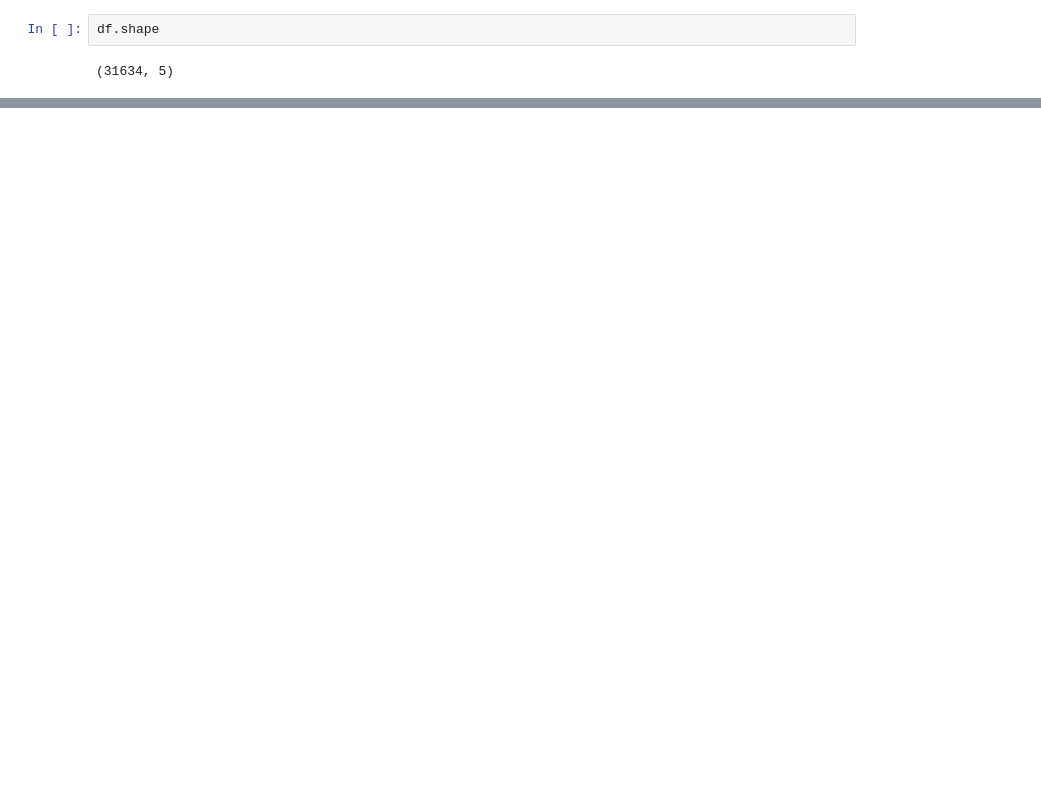
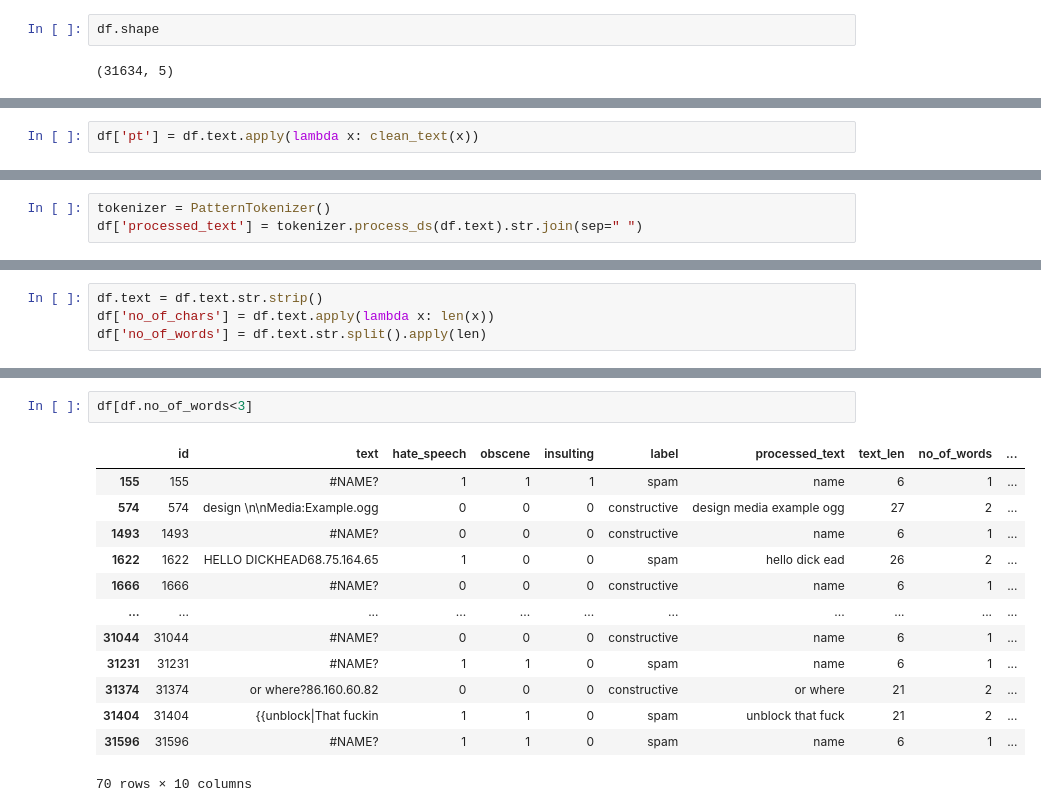
Before and after one commit to bnriiitb/competitions, a Jupyter notebook: NLP_Use_Case/Untitled.ipynb, the cells around one changed output, grey strips where cells are left out. Saved outputs shown, nothing was run; the diff lists cells and outputs as text; blank space fills up the shorter version.

```diff
--- a/NLP_Use_Case/Untitled.ipynb
+++ b/NLP_Use_Case/Untitled.ipynb
@@ -36,0 +541,2 @@ df.shape
+# %%
+df['pt'] = df.text.apply(lambda x: clean_text(x))
@@ -36,0 +577,3 @@ df.shape
+# %%
+tokenizer = PatternTokenizer()
+df['processed_text'] = tokenizer.process_ds(df.text).str.join(sep=" ")
@@ -36,0 +585,4 @@ df.shape
+# %%
+df.text = df.text.str.strip()
+df['no_of_chars'] = df.text.apply(lambda x: len(x))
+df['no_of_words'] = df.text.str.split().apply(len)
@@ -36,0 +600,16 @@ df.shape
+# %%
+df[df.no_of_words<3]
+# %% [output]
+|  | id | text | hate_speech | obscene | insulting | label | processed_text | text_len | no_of_words | ... |
+| 155 | 155 | #NAME? | 1 | 1 | 1 | spam | name | 6 | 1 | ... |
+| 574 | 574 | design \n\nMedia:Example.ogg | 0 | 0 | 0 | constructive | design media example ogg | 27 | 2 | ... |
+| 1493 | 1493 | #NAME? | 0 | 0 | 0 | constructive | name | 6 | 1 | ... |
+| 1622 | 1622 | HELLO DICKHEAD68.75.164.65 | 1 | 0 | 0 | spam | hello dick ead | 26 | 2 | ... |
+| 1666 | 1666 | #NAME? | 0 | 0 | 0 | constructive | name | 6 | 1 | ... |
+| ... | ... | ... | ... | ... | ... | ... | ... | ... | ... | ... |
+| 31044 | 31044 | #NAME? | 0 | 0 | 0 | constructive | name | 6 | 1 | ... |
+| 31231 | 31231 | #NAME? | 1 | 1 | 0 | spam | name | 6 | 1 | ... |
+| 31374 | 31374 | or where?86.160.60.82 | 0 | 0 | 0 | constructive | or where | 21 | 2 | ... |
+| 31404 | 31404 | {{unblock|That fuckin | 1 | 1 | 0 | spam | unblock that fuck | 21 | 2 | ... |
+| 31596 | 31596 | #NAME? | 1 | 1 | 0 | spam | name | 6 | 1 | ... |
+70 rows × 10 columns
```
Also changed, not shown: parts of 32 cells of this notebook, 31 other files.
